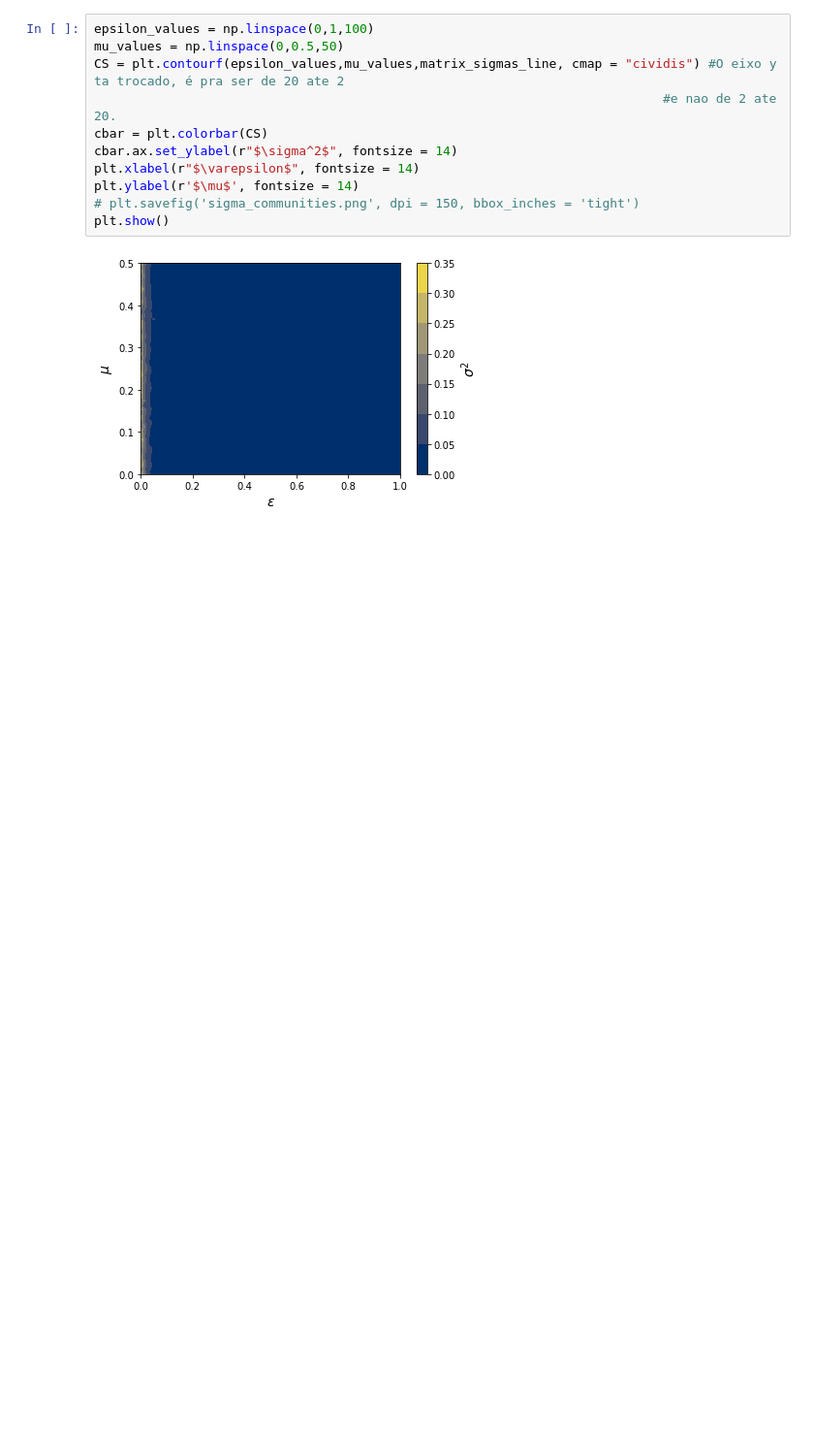
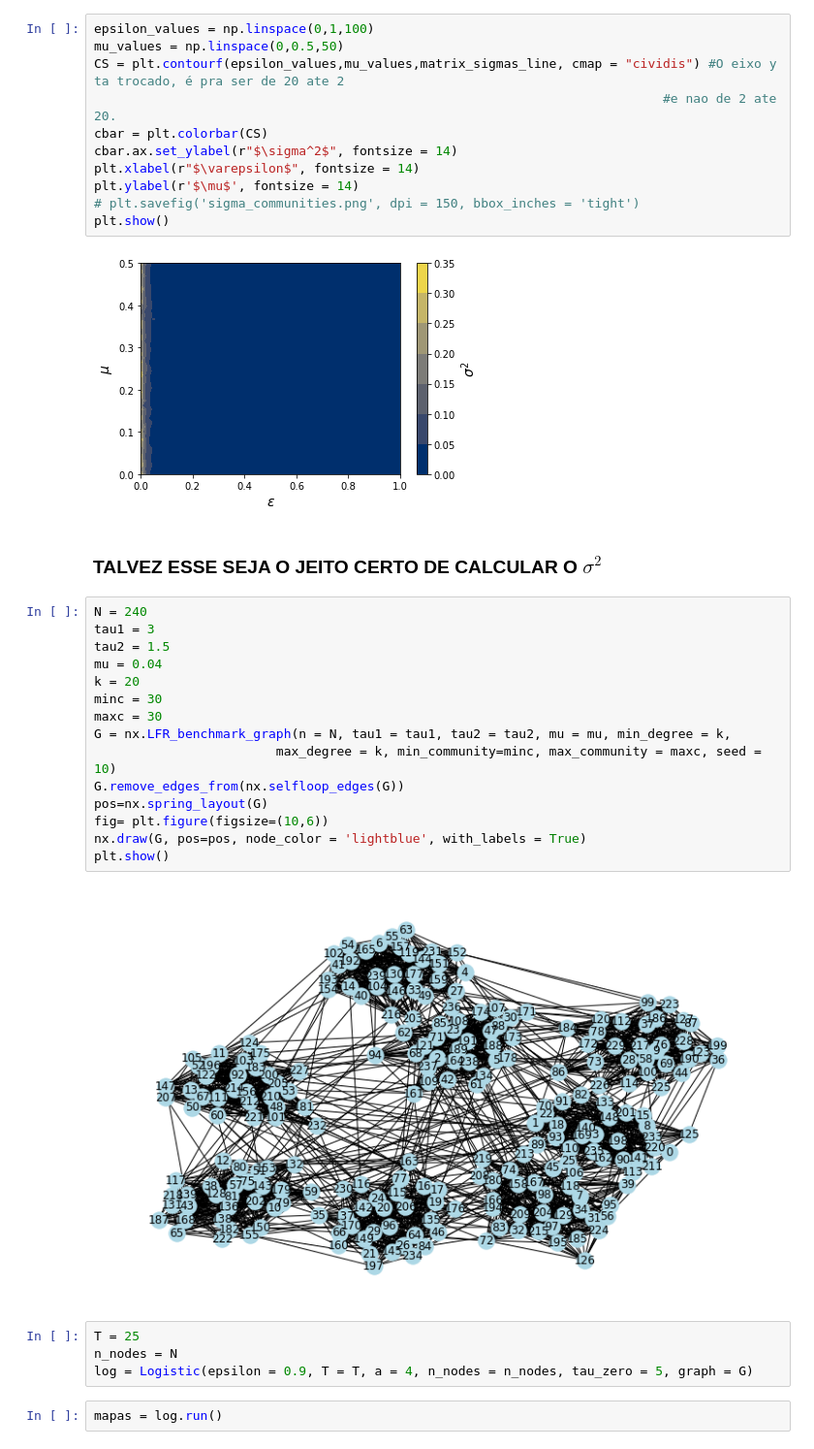
Before and after one commit to ricardotetti/Chaotic_Logistic_Maps, a Jupyter notebook: Logistic Maps with communities -Copy1.ipynb, the cells around one changed output. Shown: that part at 97% size. Drawn from its saved outputs; the diff is of its cells as text; blank space fills up the shorter version.

```diff
--- a/Logistic Maps with communities -Copy1.ipynb
+++ b/Logistic Maps with communities -Copy1.ipynb
@@ -196,3 +216,28 @@ plt.ylabel(r'$\mu$', fontsize = 14)
 plt.show()
 # %% [output]
 [figure]
+# %% [markdown]
+### TALVEZ ESSE SEJA O JEITO CERTO DE CALCULAR O $\sigma^2$
+# %%
+N = 240
+tau1 = 3
+tau2 = 1.5
+mu = 0.04
+k = 20
+minc = 30
+maxc = 30
+G = nx.LFR_benchmark_graph(n = N, tau1 = tau1, tau2 = tau2, mu = mu, min_degree = k,
+                        max_degree = k, min_community=minc, max_community = maxc, seed = 10)
+G.remove_edges_from(nx.selfloop_edges(G))
+pos=nx.spring_layout(G)
+fig= plt.figure(figsize=(10,6))
+nx.draw(G, pos=pos, node_color = 'lightblue', with_labels = True)
+plt.show()
+# %% [output]
+[figure, added]
+# %%
+T = 25
+n_nodes = N
+log = Logistic(epsilon = 0.9, T = T, a = 4, n_nodes = n_nodes, tau_zero = 5, graph = G)
+# %%
+mapas = log.run()
```
Also changed, not shown: parts of 5 cells of this notebook, 3 other files.
